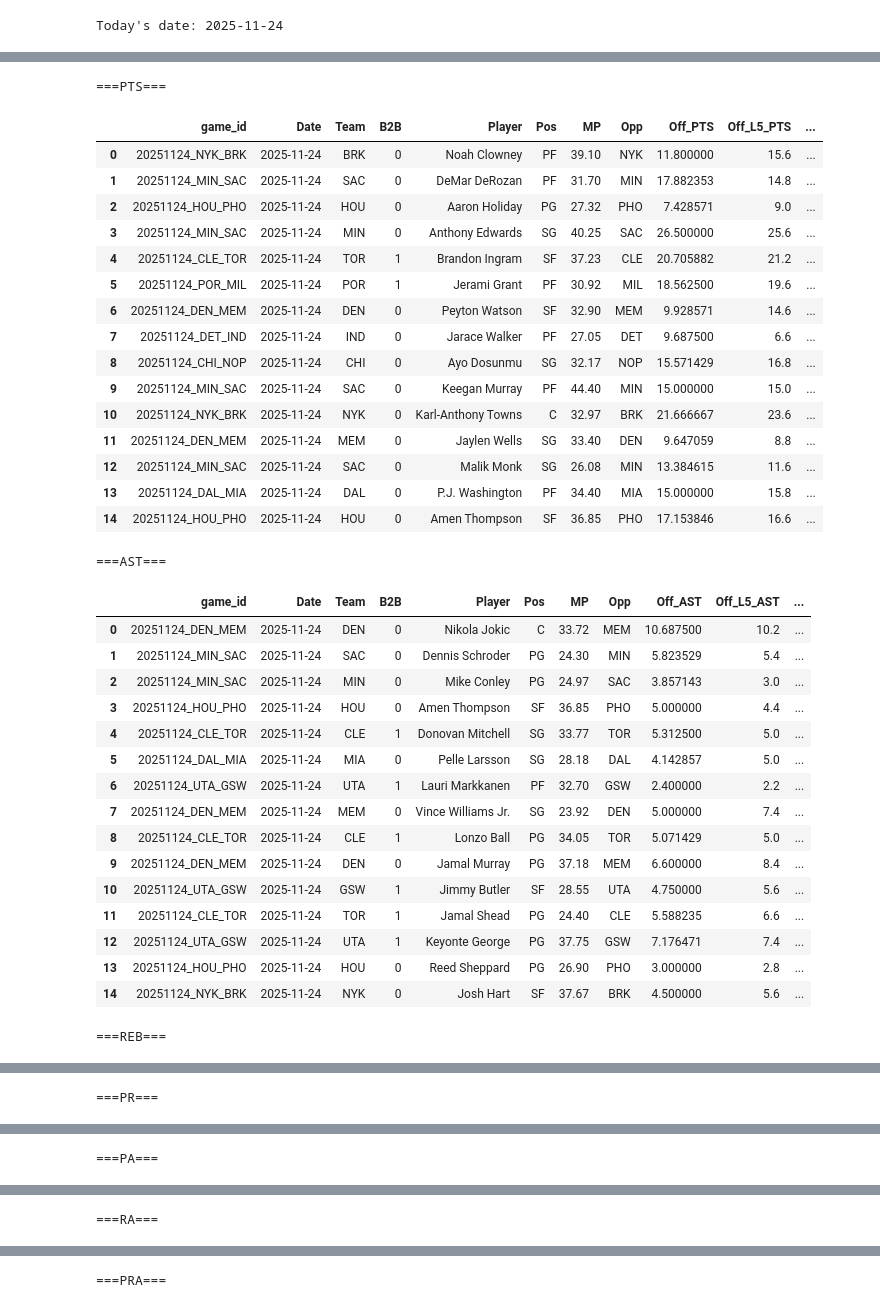
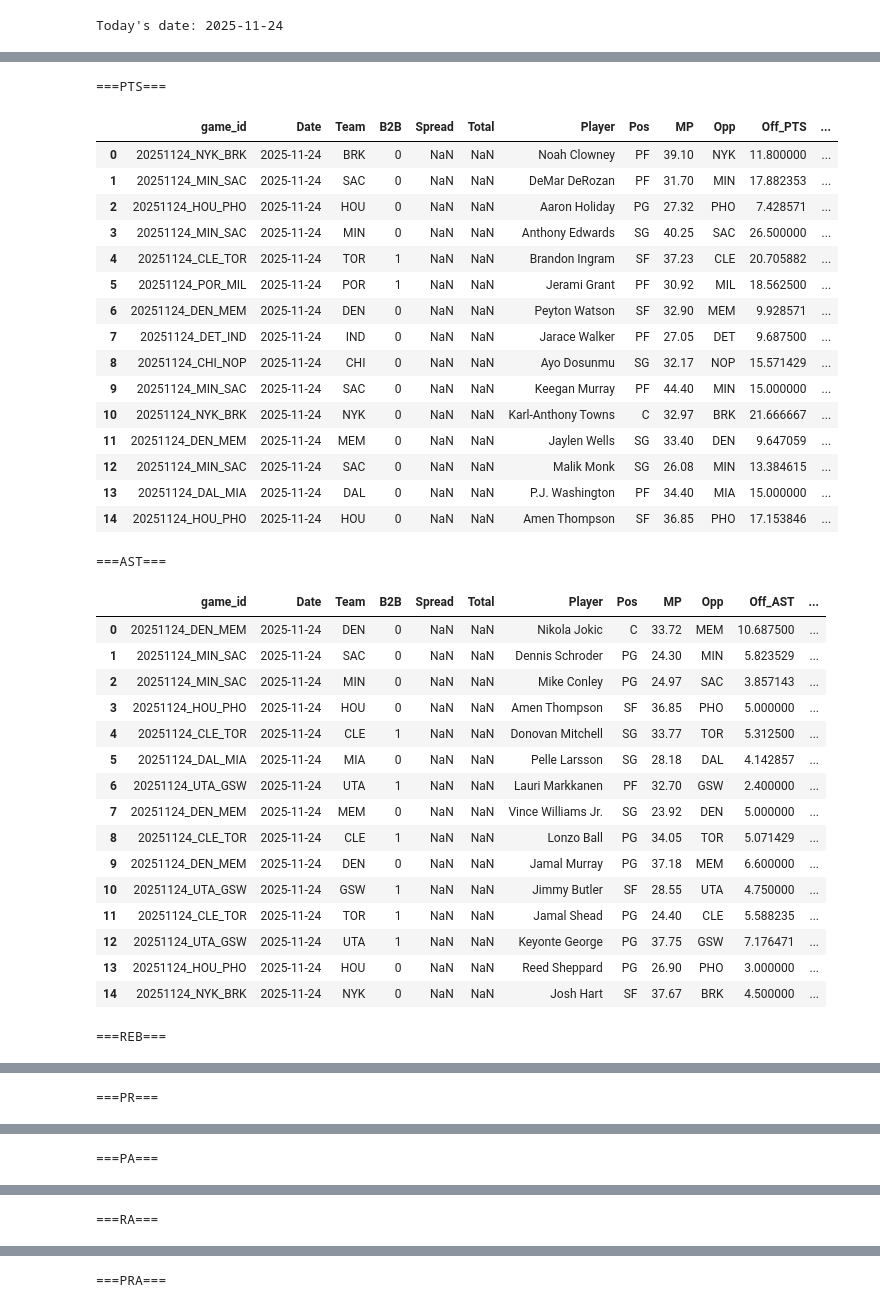
Before and after one commit to Relenes510/fantasy_basketball, a Jupyter notebook: notebooks/parlay actuals.ipynb, the cells around one changed output, grey strips where cells are left out. Drawn from its saved outputs; the diff is of its cells as text; code cells hidden in the pictures.

Commit message:
spread and totals

```diff
--- a/notebooks/parlay actuals.ipynb
+++ b/notebooks/parlay actuals.ipynb
@@ -71,7 +71,7 @@ def create_actuals_tbl(con):
     df_select = ", ".join(stats_cols)
     lines = str(lines).replace("[", "").replace("]", "")
     diffs = str(diffs).replace("[", "").replace("]", "")
-    df_actuals = con.execute(f"""SELECT game_id, df.Date, df.Team, B2B, df.Player, df.Pos, MP, Opp,
+    df_actuals = con.execute(f"""SELECT game_id, df.Date, df.Team, B2B, Spread, Total, df.Player, df.Pos, MP, Opp,
                                  {df_select} FROM df JOIN df_stats
                                  ON df.Date = df_stats.Date AND df.Player = df_stats.Player
                                  """).fetchdf()
@@ -99,46 +99,46 @@ df = create_actuals_tbl(con)
 # %%
 for stat in ['PTS', 'AST', 'REB', 'PR', 'PA', 'RA', 'PRA']:
     print(f"==={stat}===")
-    display(con.execute(f"""SELECT game_id, Date, Team, B2B, Player, Pos, MP, Opp,
+    display(con.execute(f"""SELECT game_id, Date, Team, B2B, Spread, Total, Player, Pos, MP, Opp,
                             Off_{stat}, Off_L5_{stat}, AVG_{stat}_H2H,
                             Def_{stat}, Def_L5_{stat}, {stat}_line, {stat},
                             {stat}_Diff, {stat}_Result FROM df
                             WHERE {stat}_line IS NOT NULL AND {stat}_Result = 'O'
                             ORDER BY {stat}_Diff DESC
                             LIMIT 15""").fetchdf())
 # %% [output]
 ===PTS===
-|  | game_id | Date | Team | B2B | Player | Pos | MP | Opp | Off_PTS | Off_L5_PTS | ... |
-| 0 | 20251124_NYK_BRK | 2025-11-24 | BRK | 0 | Noah Clowney | PF | 39.10 | NYK | 11.800000 | 15.6 | ... |
-| 1 | 20251124_MIN_SAC | 2025-11-24 | SAC | 0 | DeMar DeRozan | PF | 31.70 | MIN | 17.882353 | 14.8 | ... |
-| 2 | 20251124_HOU_PHO | 2025-11-24 | HOU | 0 | Aaron Holiday | PG | 27.32 | PHO | 7.428571 | 9.0 | ... |
-| 3 | 20251124_MIN_SAC | 2025-11-24 | MIN | 0 | Anthony Edwards | SG | 40.25 | SAC | 26.500000 | 25.6 | ... |
-| 4 | 20251124_CLE_TOR | 2025-11-24 | TOR | 1 | Brandon Ingram | SF | 37.23 | CLE | 20.705882 | 21.2 | ... |
-| 5 | 20251124_POR_MIL | 2025-11-24 | POR | 1 | Jerami Grant | PF | 30.92 | MIL | 18.562500 | 19.6 | ... |
-| 6 | 20251124_DEN_MEM | 2025-11-24 | DEN | 0 | Peyton Watson | SF | 32.90 | MEM | 9.928571 | 14.6 | ... |
-| 7 | 20251124_DET_IND | 2025-11-24 | IND | 0 | Jarace Walker | PF | 27.05 | DET | 9.687500 | 6.6 | ... |
-| 8 | 20251124_CHI_NOP | 2025-11-24 | CHI | 0 | Ayo Dosunmu | SG | 32.17 | NOP | 15.571429 | 16.8 | ... |
-| 9 | 20251124_MIN_SAC | 2025-11-24 | SAC | 0 | Keegan Murray | PF | 44.40 | MIN | 15.000000 | 15.0 | ... |
-| 10 | 20251124_NYK_BRK | 2025-11-24 | NYK | 0 | Karl-Anthony Towns | C | 32.97 | BRK | 21.666667 | 23.6 | ... |
-| 11 | 20251124_DEN_MEM | 2025-11-24 | MEM | 0 | Jaylen Wells | SG | 33.40 | DEN | 9.647059 | 8.8 | ... |
-| 12 | 20251124_MIN_SAC | 2025-11-24 | SAC | 0 | Malik Monk | SG | 26.08 | MIN | 13.384615 | 11.6 | ... |
-| 13 | 20251124_DAL_MIA | 2025-11-24 | DAL | 0 | P.J. Washington | PF | 34.40 | MIA | 15.000000 | 15.8 | ... |
-| 14 | 20251124_HOU_PHO | 2025-11-24 | HOU | 0 | Amen Thompson | SF | 36.85 | PHO | 17.153846 | 16.6 | ... |
+|  | game_id | Date | Team | B2B | Spread | Total | Player | Pos | MP | Opp | Off_PTS | ... |
+| 0 | 20251124_NYK_BRK | 2025-11-24 | BRK | 0 | NaN | NaN | Noah Clowney | PF | 39.10 | NYK | 11.800000 | ... |
+| 1 | 20251124_MIN_SAC | 2025-11-24 | SAC | 0 | NaN | NaN | DeMar DeRozan | PF | 31.70 | MIN | 17.882353 | ... |
+| 2 | 20251124_HOU_PHO | 2025-11-24 | HOU | 0 | NaN | NaN | Aaron Holiday | PG | 27.32 | PHO | 7.428571 | ... |
+| 3 | 20251124_MIN_SAC | 2025-11-24 | MIN | 0 | NaN | NaN | Anthony Edwards | SG | 40.25 | SAC | 26.500000 | ... |
+| 4 | 20251124_CLE_TOR | 2025-11-24 | TOR | 1 | NaN | NaN | Brandon Ingram | SF | 37.23 | CLE | 20.705882 | ... |
+| 5 | 20251124_POR_MIL | 2025-11-24 | POR | 1 | NaN | NaN | Jerami Grant | PF | 30.92 | MIL | 18.562500 | ... |
+| 6 | 20251124_DEN_MEM | 2025-11-24 | DEN | 0 | NaN | NaN | Peyton Watson | SF | 32.90 | MEM | 9.928571 | ... |
+| 7 | 20251124_DET_IND | 2025-11-24 | IND | 0 | NaN | NaN | Jarace Walker | PF | 27.05 | DET | 9.687500 | ... |
+| 8 | 20251124_CHI_NOP | 2025-11-24 | CHI | 0 | NaN | NaN | Ayo Dosunmu | SG | 32.17 | NOP | 15.571429 | ... |
+| 9 | 20251124_MIN_SAC | 2025-11-24 | SAC | 0 | NaN | NaN | Keegan Murray | PF | 44.40 | MIN | 15.000000 | ... |
+| 10 | 20251124_NYK_BRK | 2025-11-24 | NYK | 0 | NaN | NaN | Karl-Anthony Towns | C | 32.97 | BRK | 21.666667 | ... |
+| 11 | 20251124_DEN_MEM | 2025-11-24 | MEM | 0 | NaN | NaN | Jaylen Wells | SG | 33.40 | DEN | 9.647059 | ... |
+| 12 | 20251124_MIN_SAC | 2025-11-24 | SAC | 0 | NaN | NaN | Malik Monk | SG | 26.08 | MIN | 13.384615 | ... |
+| 13 | 20251124_DAL_MIA | 2025-11-24 | DAL | 0 | NaN | NaN | P.J. Washington | PF | 34.40 | MIA | 15.000000 | ... |
+| 14 | 20251124_HOU_PHO | 2025-11-24 | HOU | 0 | NaN | NaN | Amen Thompson | SF | 36.85 | PHO | 17.153846 | ... |
 ===AST===
-|  | game_id | Date | Team | B2B | Player | Pos | MP | Opp | Off_AST | Off_L5_AST | ... |
-| 0 | 20251124_DEN_MEM | 2025-11-24 | DEN | 0 | Nikola Jokic | C | 33.72 | MEM | 10.687500 | 10.2 | ... |
-| 1 | 20251124_MIN_SAC | 2025-11-24 | SAC | 0 | Dennis Schroder | PG | 24.30 | MIN | 5.823529 | 5.4 | ... |
-| 2 | 20251124_MIN_SAC | 2025-11-24 | MIN | 0 | Mike Conley | PG | 24.97 | SAC | 3.857143 | 3.0 | ... |
-| 3 | 20251124_HOU_PHO | 2025-11-24 | HOU | 0 | Amen Thompson | SF | 36.85 | PHO | 5.000000 | 4.4 | ... |
-| 4 | 20251124_CLE_TOR | 2025-11-24 | CLE | 1 | Donovan Mitchell | SG | 33.77 | TOR | 5.312500 | 5.0 | ... |
-| 5 | 20251124_DAL_MIA | 2025-11-24 | MIA | 0 | Pelle Larsson | SG | 28.18 | DAL | 4.142857 | 5.0 | ... |
-| 6 | 20251124_UTA_GSW | 2025-11-24 | UTA | 1 | Lauri Markkanen | PF | 32.70 | GSW | 2.400000 | 2.2 | ... |
-| 7 | 20251124_DEN_MEM | 2025-11-24 | MEM | 0 | Vince Williams Jr. | SG | 23.92 | DEN | 5.000000 | 7.4 | ... |
-| 8 | 20251124_CLE_TOR | 2025-11-24 | CLE | 1 | Lonzo Ball | PG | 34.05 | TOR | 5.071429 | 5.0 | ... |
-| 9 | 20251124_DEN_MEM | 2025-11-24 | DEN | 0 | Jamal Murray | PG | 37.18 | MEM | 6.600000 | 8.4 | ... |
-| 10 | 20251124_UTA_GSW | 2025-11-24 | GSW | 1 | Jimmy Butler | SF | 28.55 | UTA | 4.750000 | 5.6 | ... |
-| 11 | 20251124_CLE_TOR | 2025-11-24 | TOR | 1 | Jamal Shead | PG | 24.40 | CLE | 5.588235 | 6.6 | ... |
-| 12 | 20251124_UTA_GSW | 2025-11-24 | UTA | 1 | Keyonte George | PG | 37.75 | GSW | 7.176471 | 7.4 | ... |
-| 13 | 20251124_HOU_PHO | 2025-11-24 | HOU | 0 | Reed Sheppard | PG | 26.90 | PHO | 3.000000 | 2.8 | ... |
-| 14 | 20251124_NYK_BRK | 2025-11-24 | NYK | 0 | Josh Hart | SF | 37.67 | BRK | 4.500000 | 5.6 | ... |
+|  | game_id | Date | Team | B2B | Spread | Total | Player | Pos | MP | Opp | Off_AST | ... |
+| 0 | 20251124_DEN_MEM | 2025-11-24 | DEN | 0 | NaN | NaN | Nikola Jokic | C | 33.72 | MEM | 10.687500 | ... |
+| 1 | 20251124_MIN_SAC | 2025-11-24 | SAC | 0 | NaN | NaN | Dennis Schroder | PG | 24.30 | MIN | 5.823529 | ... |
+| 2 | 20251124_MIN_SAC | 2025-11-24 | MIN | 0 | NaN | NaN | Mike Conley | PG | 24.97 | SAC | 3.857143 | ... |
+| 3 | 20251124_HOU_PHO | 2025-11-24 | HOU | 0 | NaN | NaN | Amen Thompson | SF | 36.85 | PHO | 5.000000 | ... |
+| 4 | 20251124_CLE_TOR | 2025-11-24 | CLE | 1 | NaN | NaN | Donovan Mitchell | SG | 33.77 | TOR | 5.312500 | ... |
+| 5 | 20251124_DAL_MIA | 2025-11-24 | MIA | 0 | NaN | NaN | Pelle Larsson | SG | 28.18 | DAL | 4.142857 | ... |
+| 6 | 20251124_UTA_GSW | 2025-11-24 | UTA | 1 | NaN | NaN | Lauri Markkanen | PF | 32.70 | GSW | 2.400000 | ... |
+| 7 | 20251124_DEN_MEM | 2025-11-24 | MEM | 0 | NaN | NaN | Vince Williams Jr. | SG | 23.92 | DEN | 5.000000 | ... |
+| 8 | 20251124_CLE_TOR | 2025-11-24 | CLE | 1 | NaN | NaN | Lonzo Ball | PG | 34.05 | TOR | 5.071429 | ... |
+| 9 | 20251124_DEN_MEM | 2025-11-24 | DEN | 0 | NaN | NaN | Jamal Murray | PG | 37.18 | MEM | 6.600000 | ... |
+| 10 | 20251124_UTA_GSW | 2025-11-24 | GSW | 1 | NaN | NaN | Jimmy Butler | SF | 28.55 | UTA | 4.750000 | ... |
+| 11 | 20251124_CLE_TOR | 2025-11-24 | TOR | 1 | NaN | NaN | Jamal Shead | PG | 24.40 | CLE | 5.588235 | ... |
+| 12 | 20251124_UTA_GSW | 2025-11-24 | UTA | 1 | NaN | NaN | Keyonte George | PG | 37.75 | GSW | 7.176471 | ... |
+| 13 | 20251124_HOU_PHO | 2025-11-24 | HOU | 0 | NaN | NaN | Reed Sheppard | PG | 26.90 | PHO | 3.000000 | ... |
+| 14 | 20251124_NYK_BRK | 2025-11-24 | NYK | 0 | NaN | NaN | Josh Hart | SF | 37.67 | BRK | 4.500000 | ... |
 ===REB===
```
Also changed, not shown: parts of 3 cells of this notebook, 1 other file.
